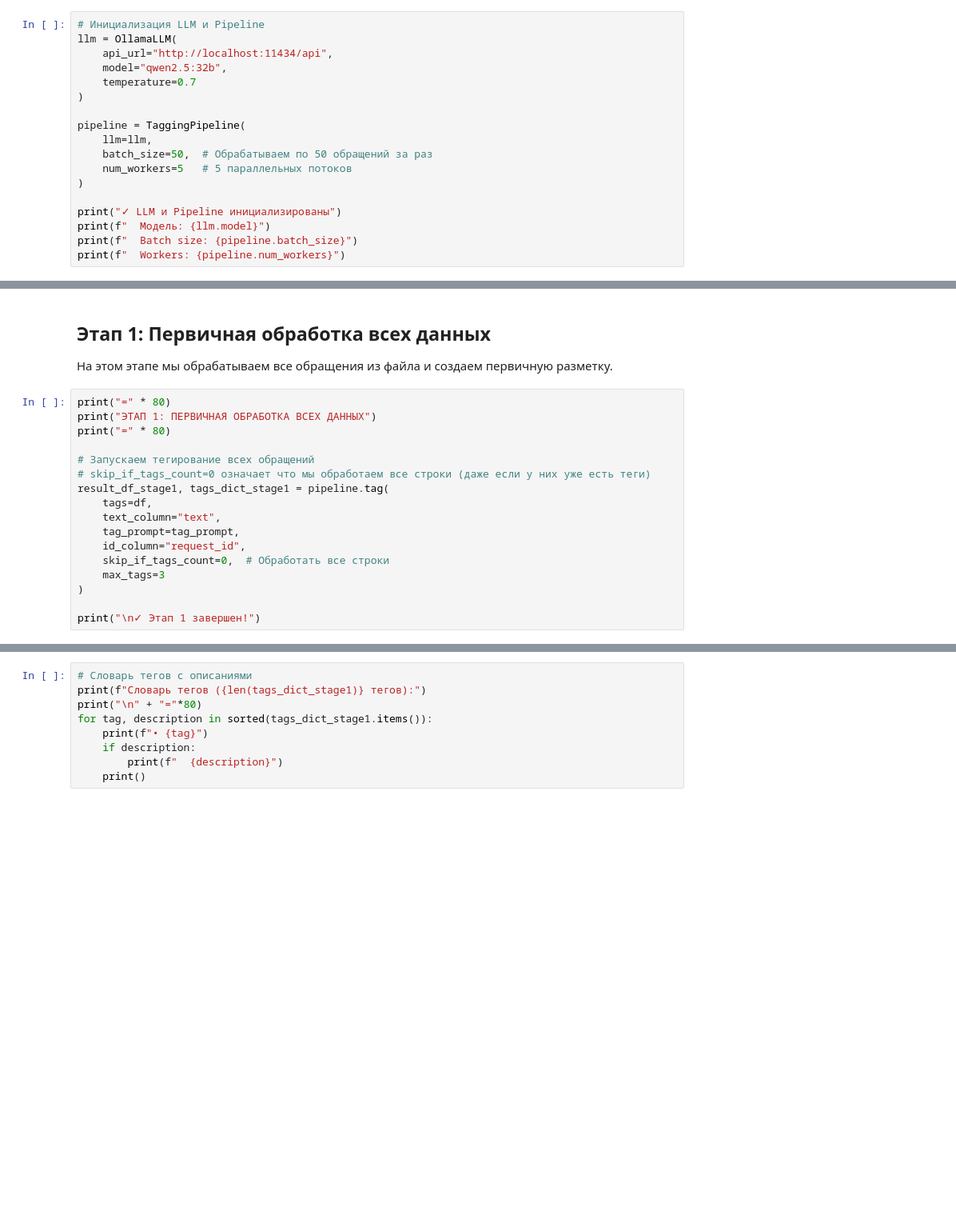
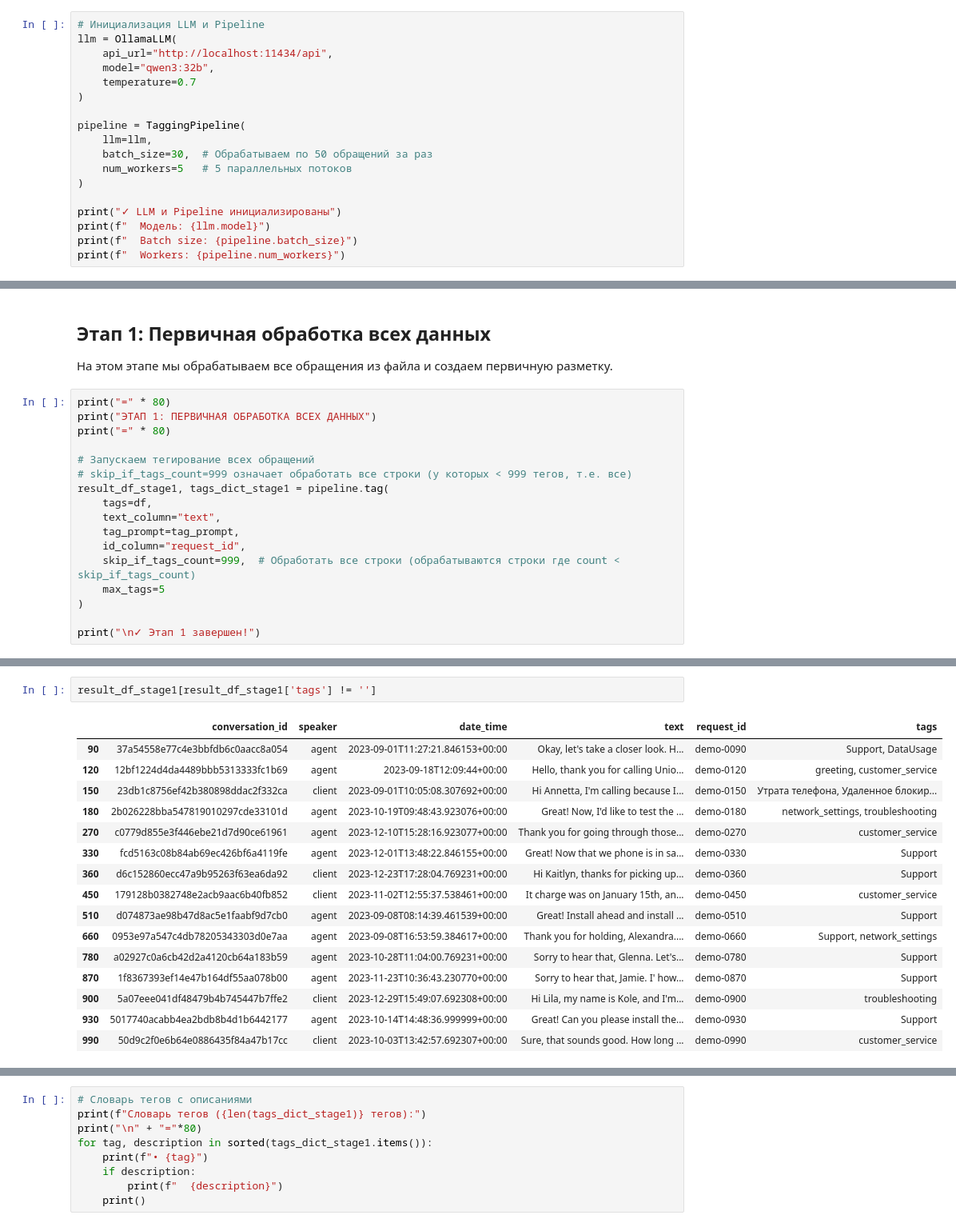
Before and after one commit to talexeyft/llm_tags, a Jupyter notebook: ollama_demo.ipynb, the cells around one changed output, grey strips where cells are left out. Shown at 80% size. Saved outputs shown, nothing was run; the diff lists cells and outputs as text; blank space fills up the shorter version.

```diff
--- a/ollama_demo.ipynb
+++ b/ollama_demo.ipynb
@@ -78,13 +78,13 @@ Name: count, dtype: int64
 # Инициализация LLM и Pipeline
 llm = OllamaLLM(
     api_url="http://localhost:11434/api",
-    model="qwen2.5:32b",
+    model="qwen3:32b",
     temperature=0.7
 )
 
 pipeline = TaggingPipeline(
     llm=llm,
-    batch_size=50,  # Обрабатываем по 50 обращений за раз
+    batch_size=30,  # Обрабатываем по 50 обращений за раз
     num_workers=5   # 5 параллельных потоков
 )
 
@@ -134,14 +118,14 @@ print("ЭТАП 1: ПЕРВИЧНАЯ ОБРАБОТКА ВСЕХ ДАННЫХ")
 print("=" * 80)
 
 # Запускаем тегирование всех обращений
-# skip_if_tags_count=0 означает что мы обработаем все строки (даже если у них уже есть теги)
+# skip_if_tags_count=999 означает обработать все строки (у которых < 999 тегов, т.е. все)
 result_df_stage1, tags_dict_stage1 = pipeline.tag(
     tags=df,
     text_column="text",
     tag_prompt=tag_prompt,
     id_column="request_id",
-    skip_if_tags_count=0,  # Обработать все строки
-    max_tags=3
+    skip_if_tags_count=999,  # Обработать все строки (обрабатываются строки где count < skip_if_tags_count)
+    max_tags=5
 )
 
 print("\n✓ Этап 1 завершен!")
@@ -157,0 +147,19 @@ print("\n✓ Этап 1 завершен!")
+# %%
+result_df_stage1[result_df_stage1['tags'] != '']
+# %% [output]
+|  | conversation_id | speaker | date_time | text | request_id | tags |
+| 90 | 37a54558e77c4e3bbfdb6c0aacc8a054 | agent | 2023-09-01T11:27:21.846153+00:00 | Okay, let's take a closer look. H... | demo-0090 | Support, DataUsage |
+| 120 | 12bf1224d4da4489bbb5313333fc1b69 | agent | 2023-09-18T12:09:44+00:00 | Hello, thank you for calling Unio... | demo-0120 | greeting, customer_service |
+| 150 | 23db1c8756ef42b380898ddac2f332ca | client | 2023-09-01T10:05:08.307692+00:00 | Hi Annetta, I'm calling because I... | demo-0150 | Утрата телефона, Удаленное блокир... |
+| 180 | 2b026228bba547819010297cde33101d | agent | 2023-10-19T09:48:43.923076+00:00 | Great! Now, I'd like to test the ... | demo-0180 | network_settings, troubleshooting |
+| 270 | c0779d855e3f446ebe21d7d90ce61961 | agent | 2023-12-10T15:28:16.923077+00:00 | Thank you for going through those... | demo-0270 | customer_service |
+| 330 | fcd5163c08b84ab69ec426bf6a4119fe | agent | 2023-12-01T13:48:22.846155+00:00 | Great! Now that we phone is in sa... | demo-0330 | Support |
+| 360 | d6c152860ecc47a9b95263f63ea6da92 | client | 2023-12-23T17:28:04.769231+00:00 | Hi Kaitlyn, thanks for picking up... | demo-0360 | Support |
+| 450 | 179128b0382748e2acb9aac6b40fb852 | client | 2023-11-02T12:55:37.538461+00:00 | It charge was on January 15th, an... | demo-0450 | customer_service |
+| 510 | d074873ae98b47d8ac5e1faabf9d7cb0 | agent | 2023-09-08T08:14:39.461539+00:00 | Great! Install ahead and install ... | demo-0510 | Support |
+| 660 | 0953e97a547c4db78205343303d0e7aa | agent | 2023-09-08T16:53:59.384617+00:00 | Thank you for holding, Alexandra.... | demo-0660 | Support, network_settings |
+| 780 | a02927c0a6cb42d2a4120cb64a183b59 | agent | 2023-10-28T11:04:00.769231+00:00 | Sorry to hear that, Glenna. Let's... | demo-0780 | Support |
+| 870 | 1f8367393ef14e47b164df55aa078b00 | agent | 2023-11-23T10:36:43.230770+00:00 | Sorry to hear that, Jamie. I' how... | demo-0870 | Support |
+| 900 | 5a07eee041df48479b4b745447b7ffe2 | client | 2023-12-29T15:49:07.692308+00:00 | Hi Lila, my name is Kole, and I'm... | demo-0900 | troubleshooting |
+| 930 | 5017740acabb4ea2bdb8b4d1b6442177 | agent | 2023-10-14T14:48:36.999999+00:00 | Great! Can you please install the... | demo-0930 | Support |
+| 990 | 50d9c2f0e6b64e0886435f84a47b17cc | client | 2023-10-03T13:42:57.692307+00:00 | Sure, that sounds good. How long ... | demo-0990 | customer_service |
```
Also changed, not shown: parts of 5 cells of this notebook, 16 other files.
